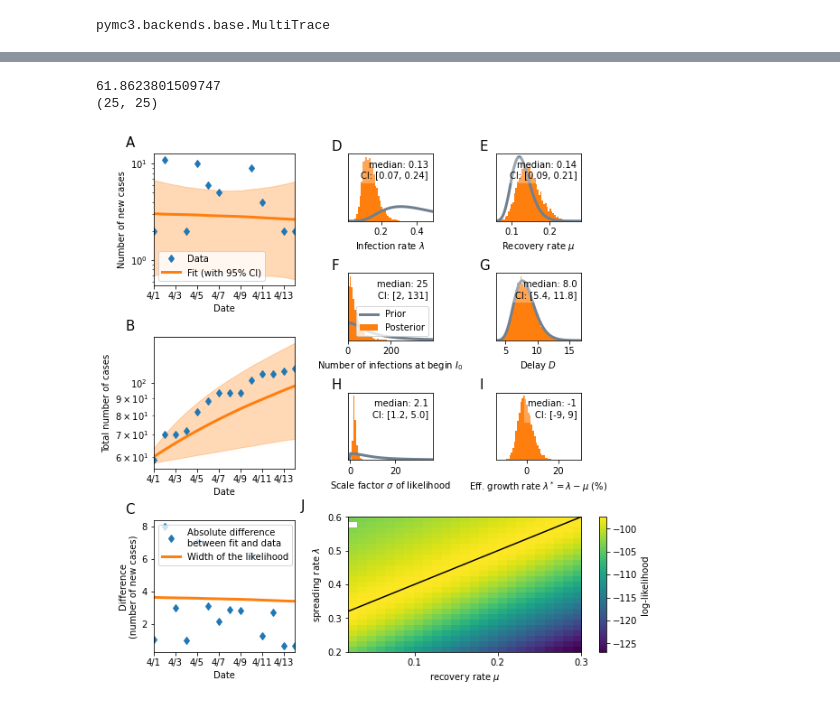
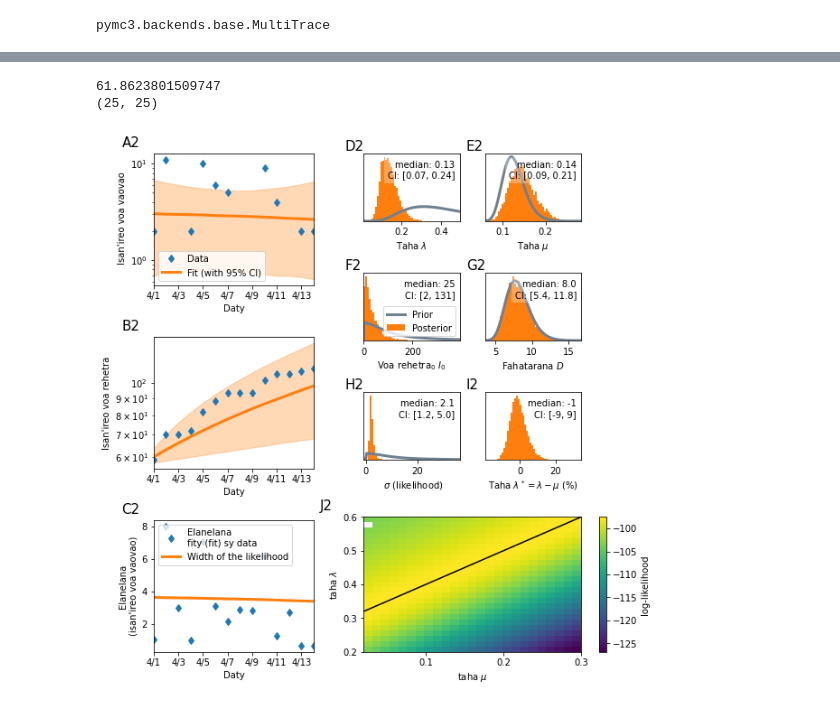
Before and after one commit to herysedra/covid19-mankaiza-clone, a Jupyter notebook: scripts/paper/Covmdg_andrana.ipynb, the cells around one changed output, grey strips where cells are left out. Saved outputs shown, nothing was run; the diff lists cells and outputs as text; code cells hidden in the pictures.

```diff
--- a/scripts/paper/Covmdg_andrana.ipynb
+++ b/scripts/paper/Covmdg_andrana.ipynb
@@ -14,8 +14,8 @@ confirmed_cases_url = 'https://raw.githubusercontent.com/CSSEGISandData/COVID-19
 confirmed_cases = pd.read_csv(confirmed_cases_url, sep=',')
 deaths_url =  'https://raw.githubusercontent.com/CSSEGISandData/COVID-19/master/csse_covid_19_data/csse_covid_19_time_series/time_series_covid19_deaths_global.csv'
 deaths = pd.read_csv(deaths_url, sep=',')
-path_to_save = '/content/sample_data/covmdg/figs/'
-path_data = '/content/sample_data/covmdg/data/'
+path_to_save = '/content/sample_data/covm/'
+path_data = '/content/sample_data/covm/'
 # %%
 def delay_cases(new_I_t, len_new_I_t, len_new_cases_obs , delay, delay_arr):
 
@@ -923,6 +960,8 @@ ax_param_effective_rate = fig.add_subplot(gs[2*len2:3*len2,len1+len2:len1+2*len2
 
 ax_likelihood = fig.add_subplot(gs[3*len2:3*len1,len1:len1+2*len2])
 
+#manomboka eto Sar. A2
+
 #Plots things
 pos_letter = (-0.2, 1.05)
 
@@ -935,10 +974,13 @@ percentiles = np.percentile(trace.new_cases_past, q=2.5, axis=0), np.percentile(
 ax.plot(mpl_dates, np.median(trace.new_cases_past, axis=0),color='tab:orange', label='Fit (with 95% CI)', lw=3)
 ax.fill_between(mpl_dates, percentiles[0], percentiles[1], alpha=0.3, color='tab:orange')
 ax.set_yscale('log')
-ax.set_ylabel('Number of new cases')
-ax.set_xlabel('Date')
+ax.set_ylabel(" Isan'ireo voa vaovao")
+ax.set_xlabel('Daty')
 ax.legend()
-ax.text(pos_letter[0], pos_letter[1], "A", transform=ax.transAxes, size=letter_size)
+ax.text(pos_letter[0], pos_letter[1], "A2", transform=ax.transAxes, size=letter_size)
+#mifarana eto Sar. A2
+
+#manomboka eto Sar. B2
 ax.xaxis.set_major_locator(matplotlib.dates.AutoDateLocator())
 ax.xaxis.set_major_formatter(matplotlib.dates.DateFormatter('%-m/%-d'))
 ax.set_xlim(start_date, end_date)
@@ -950,10 +992,13 @@ percentiles = np.percentile(cum_cases, q=2.5, axis=0), np.percentile(cum_cases,
 ax.plot(mpl_dates, np.median(cum_cases, axis=0),color='tab:orange', label='Fit (with 95% CI)', lw=3)
 ax.fill_between(mpl_dates, percentiles[0], percentiles[1], alpha=0.3, color='tab:orange')
 ax.set_yscale('log')
-ax.set_ylabel('Total number of cases')
-ax.set_xlabel('Date')
+ax.set_ylabel("Isan'ireo voa rehetra")
+ax.set_xlabel('Daty')
 #ax.legend()
-ax.text(pos_letter[0], pos_letter[1], "B", transform=ax.transAxes, size=letter_size)
+ax.text(pos_letter[0], pos_letter[1], "B2", transform=ax.transAxes, size=letter_size)
+#mifarana eto Sar. B2
+
+#manomboka eto Sar. C2
 ax.xaxis.set_major_locator(matplotlib.dates.AutoDateLocator())
 ax.xaxis.set_major_formatter(matplotlib.dates.DateFormatter('%-m/%-d'))
 ax.set_xlim(start_date, end_date)
@@ -961,16 +1006,20 @@ ax.set_xlim(start_date, end_date)
 ax = ax_error
 ax.plot(mpl_dates, np.abs(np.median(trace.new_cases_past, axis=0) - np.diff(cases_obs)),
         'd', markersize=6,
-         label='Absolute difference\n'
-               'between fit and data')
+         label='Elanelana\n'
+               'fity (fit) sy data')
 ax.plot(mpl_dates, np.sqrt(np.median(trace.new_cases_past, axis=0))*np.median(trace.σ_obs, axis=0),
          label='Width of the likelihood', lw=3)
-ax.set_ylabel('Difference\n(number of new cases)')
-ax.set_xlabel('Date')
+ax.set_ylabel("Elanelana\n(isan'ireo voa vaovao)")
+ax.set_xlabel('Daty')
 ax.legend(loc='upper left')
 print(np.median(np.sum(trace.new_cases_past[:, :-2], axis=1)+ trace.I_begin))
-ax.text(pos_letter[0], pos_letter[1], "C", transform=ax.transAxes, size=letter_size)
+ax.text(pos_letter[0], pos_letter[1], "C2", transform=ax.transAxes, size=letter_size)
 #plt.tight_layout()
+
+#mifarana eto Sar. C2
+
+#manomboka eto Sar. D2
 ax.xaxis.set_major_locator(matplotlib.dates.AutoDateLocator())
 ax.xaxis.set_major_formatter(matplotlib.dates.DateFormatter('%-m/%-d'))
 ax.set_xlim(start_date, end_date)
@@ -984,13 +1033,16 @@ ax.plot(x, scipy.stats.lognorm.pdf(x, scale=0.4, s=0.5), label='Prior',
         color="#708090", linewidth=3)
 ax.set_xlim(*limits)
 ax.set_ylabel('Density')
-ax.set_xlabel('Infection rate $\lambda$')
+ax.set_xlabel('Taha $\lambda$')
 text = print_median_CI(trace.λ, prec=2)
 ax.text(ci_location[0], ci_location[1], text, horizontalalignment='right',
       verticalalignment='top', transform=ax.transAxes,  bbox=dict(facecolor='white', alpha=alpha_texbox,edgecolor='none'),fontsize=font_text)
-ax.text(pos_letter[0], pos_letter[1], "D", transform=ax.transAxes, size=letter_size)
+ax.text(pos_letter[0], pos_letter[1], "D2", transform=ax.transAxes, size=letter_size)
 #ax.legend(loc='upper right')
 
+#mifarana eto Sar. D2
+
+# manomboka eto Sar. E2
 ax = ax_param_recovery
 ax.hist(trace.μ, bins=50, density=True, color='tab:orange',
         label='Posterior')
@@ -1000,25 +1052,28 @@ ax.plot(x, scipy.stats.lognorm.pdf(x, scale=1/8, s=0.2), label='Prior',
         color="#708090", linewidth=3)
 ax.set_xlim(*limits)
 ax.set_ylabel('Density')
-ax.set_xlabel('Recovery rate $\mu$')
+ax.set_xlabel('Taha $\mu$')
 text = print_median_CI(trace.μ, prec=2)
 ax.text(ci_location[0], ci_location[1], text, horizontalalignment='right',
       verticalalignment='top', transform=ax.transAxes,  bbox=dict(facecolor='white', alpha=alpha_texbox,edgecolor='none'),fontsize=font_text)
-ax.text(pos_letter[0], pos_letter[1], "E", transform=ax.transAxes, size=letter_size)
+ax.text(pos_letter[0], pos_letter[1], "E2", transform=ax.transAxes, size=letter_size)
 #ax.legend(loc='upper right')
 
+#mifarana eto Sar. E2
+
+#manomboka eto Sar. G2
 ax = ax_param_effective_rate
 ax.locator_params(nbins=5)
 #bins = np.linspace(-0.11, 0.304, 200)
 ax.hist((trace.λ - trace.μ)*100, bins=50, color='tab:orange')
-ax.set_xlabel('Eff. growth rate $\lambda^* = \lambda - \mu$ (%)')#\n'
+ax.set_xlabel('Taha $\lambda^* = \lambda - \mu$ (%)')#\n'
           #'inferred from data - from {} to {}'.format(date_data_begin.isoformat(),
           #                                            date_data_end.isoformat()))
 ax.set_ylabel('Number of Monte-Carlo samples')
 text = print_median_CI((trace.λ - trace.μ)*100, prec=0)
 ax.text(ci_location[0], ci_location[1], text, horizontalalignment='right',
       verticalalignment='top', transform=ax.transAxes,  bbox=dict(facecolor='white', alpha=alpha_texbox,edgecolor='none'),fontsize=font_text)
-ax.text(pos_letter[0], pos_letter[1], "I", transform=ax.transAxes, size=letter_size)
+ax.text(pos_letter[0], pos_letter[1], "I2", transform=ax.transAxes, size=letter_size)
 
 ax = ax_param_delay
 ax.hist(trace.delay, bins=50, density=True, color='tab:orange',
@@ -1029,17 +1084,20 @@ ax.plot(x, scipy.stats.lognorm.pdf(x, scale=8, s=0.2), label='Prior',
         color="#708090", linewidth=3)
 ax.set_xlim(*limits)
 ax.set_ylabel('Density')
-ax.set_xlabel('Delay $D$')
+ax.set_xlabel('Fahatarana $D$')
 text = print_median_CI(trace.delay, prec=1)
 ax.text(ci_location[0], ci_location[1], text, horizontalalignment='right',
       verticalalignment='top', transform=ax.transAxes,  bbox=dict(facecolor='white', alpha=alpha_texbox,edgecolor='none'),fontsize=font_text)
 #ax.legend(loc='upper right')
-ax.text(pos_letter[0], pos_letter[1], "G", transform=ax.transAxes, size=letter_size)
+ax.text(pos_letter[0], pos_letter[1], "G2", transform=ax.transAxes, size=letter_size)
 
+#mifarana eto Sar. G2
+
+#manomboka eto Sar. H2
 ax = ax_param_width
 ax.hist(trace.σ_obs, bins=50, color='tab:orange', density=True, label='Posterior')
 ax.set_ylabel('Density')
-ax.set_xlabel("Scale factor $\sigma$ of likelihood")
+ax.set_xlabel(" $\sigma$ (likelihood)")
 limits = ax.get_xlim()
 x = np.linspace(*limits, num=100)
 ax.plot(x, scipy.stats.halfcauchy.pdf(x, scale=10), label='Prior',
@@ -1049,12 +1107,15 @@ text = print_median_CI(trace.σ_obs, prec=1)
 ax.text(ci_location[0], ci_location[1], text, horizontalalignment='right',
       verticalalignment='top', transform=ax.transAxes,  bbox=dict(facecolor='white', alpha=alpha_texbox,edgecolor='none'),fontsize=font_text)
 #ax.legend(loc='upper right')
-ax.text(pos_letter[0], pos_letter[1], "H", transform=ax.transAxes, size=letter_size)
+ax.text(pos_letter[0], pos_letter[1], "H2", transform=ax.transAxes, size=letter_size)
 
+#mifarana eto Sar. H2
+
+#manomboka eto Sar. F2
 ax = ax_param_izero
 ax.hist(trace.I_begin, bins=50, color='tab:orange', density=True, label='Posterior')
 ax.set_ylabel('Density')
-ax.set_xlabel('Number of infections at begin $I_0$')
+ax.set_xlabel("Voa rehetra$_0$ $I_0$")
 limits = ax.get_xlim()
 x = np.linspace(*limits, num=5000)
 ax.plot(x, scipy.stats.halfcauchy.pdf(x, scale=100), label='Prior',
@@ -1065,8 +1126,11 @@ text = print_median_CI(trace.I_begin, prec=0)
 ax.text(ci_location[0], ci_location[1], text, horizontalalignment='right',
       verticalalignment='top', transform=ax.transAxes,  bbox=dict(facecolor='white', alpha=alpha_texbox,edgecolor='none'),fontsize=font_text)
 ax.legend(loc='lower right')
-ax.text(pos_letter[0], pos_letter[1], "F", transform=ax.transAxes, size=letter_size)
+ax.text(pos_letter[0], pos_letter[1], "F2", transform=ax.transAxes, size=letter_size)
 
+#mifarana eto Sar. F2
+
+# manomboka eto Sar. J2
 ax = ax_likelihood
 ax.locator_params(nbins=5)
 μ_arr = np.linspace(0.02, 0.3, 25)
@@ -1083,36 +1147,36 @@ for row in matrix:
             im_mat[-1].append(elem['logp'])
         else: im_mat[-1].append(np.nan)
 #fig, ax1 = plt.subplots(1,1)
 #im = ax1.imshow(im_mat, origin='lower', extent=[0.02, 0.3, 0.2, 0.6], aspect=0.5)
 #plt.colorbar()
 #heatmap = ax.imshow(im_mat, origin='lower', extent=[0.02, 0.3, 0.2, 0.6], aspect=0.71)
 #heatmap = ax.imshow(im_mat, origin='lower', extent=[0.02, 0.3, 0.2, 0.6])
 heatmap = ax.imshow(im_mat,origin='lower',extent=[0.02, 0.3, 0.2, 0.6], aspect='auto')
 pos = ax.get_position()
 #cbaxes = fig.add_axes([0.43, pos.y0, 0.02, pos.y1-pos.y0])
 #cbar = fig.colorbar(heatmap, cbaxes)
 #cbar.set_label('log-likelihood')
 ax.plot(μ_arr, μ_arr+0.30, color='black')
 cbar = plt.colorbar(heatmap)
 cbar.set_label('log-likelihood')
-ax.set_ylabel('spreading rate $\lambda$')
-ax.set_xlabel('recovery rate $\mu$')
-ax.text(pos_letter[0], pos_letter[1], "J", transform=ax.transAxes, size=letter_size)
+ax.set_ylabel('taha $\lambda$')
+ax.set_xlabel('taha $\mu$')
+ax.text(pos_letter[0], pos_letter[1], "J2", transform=ax.transAxes, size=letter_size)
 #ax.set_anchor('NW')
 
 #Removes ylabels from D-I
 ax_params = [ax_param_infection,ax_param_recovery, ax_param_effective_rate, ax_param_delay,ax_param_width,ax_param_izero]
 for ax in ax_params:
   ax.set_yticks([], [])
   ax.set_ylabel('')
 
 #gs.update(wspace=0.9, hspace=0.9)
 #gs.update()
 #plt.tight_layout()
 
-plt.savefig(path_to_save+'Fig_1.png')
-plt.savefig(path_to_save+'Fig_1.pdf')
+plt.savefig(path_to_save+'Sar_2(MDG).png')
+plt.savefig(path_to_save+'Sar_2(MDG).pdf')
 # %% [output]
 61.8623801509747
 (25, 25)
-[figure, old version]
+[figure, new version]
```
Also changed, not shown: parts of 2 cells of this notebook.
